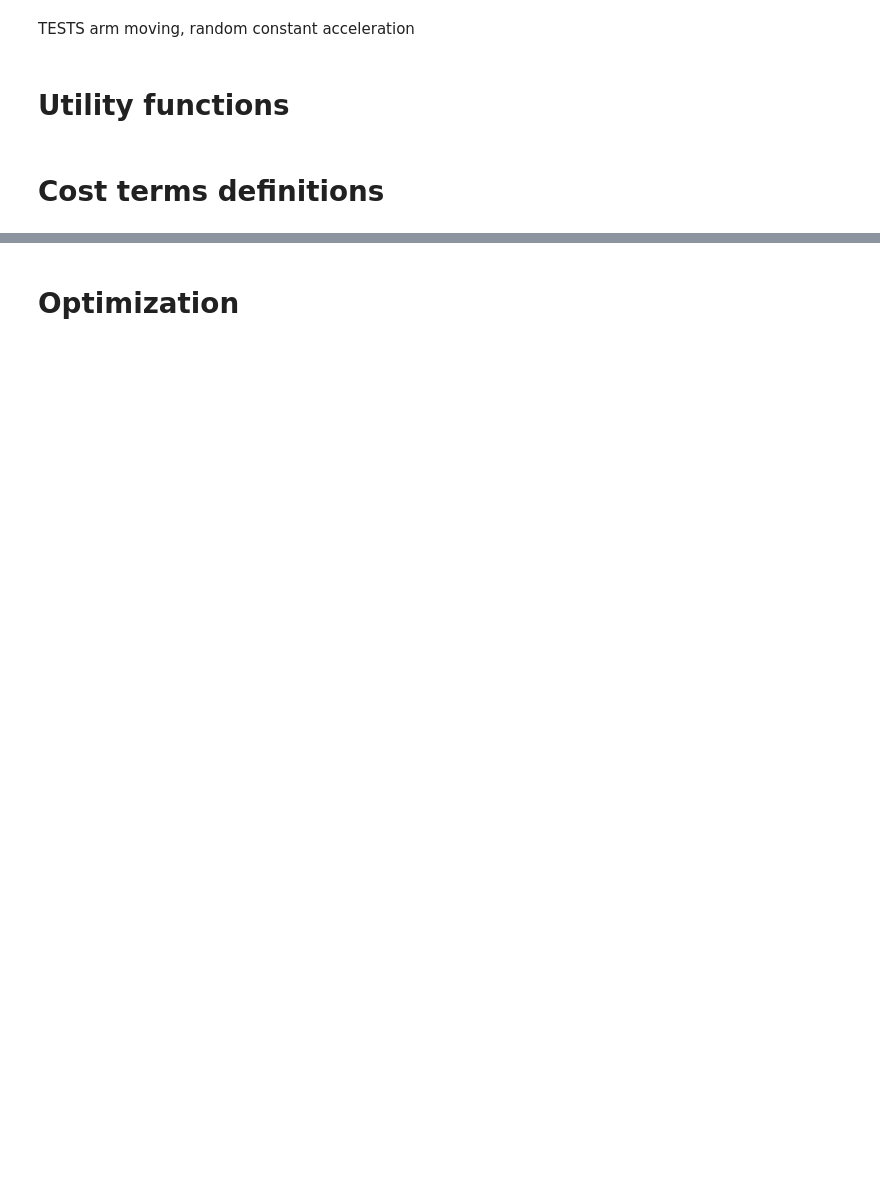
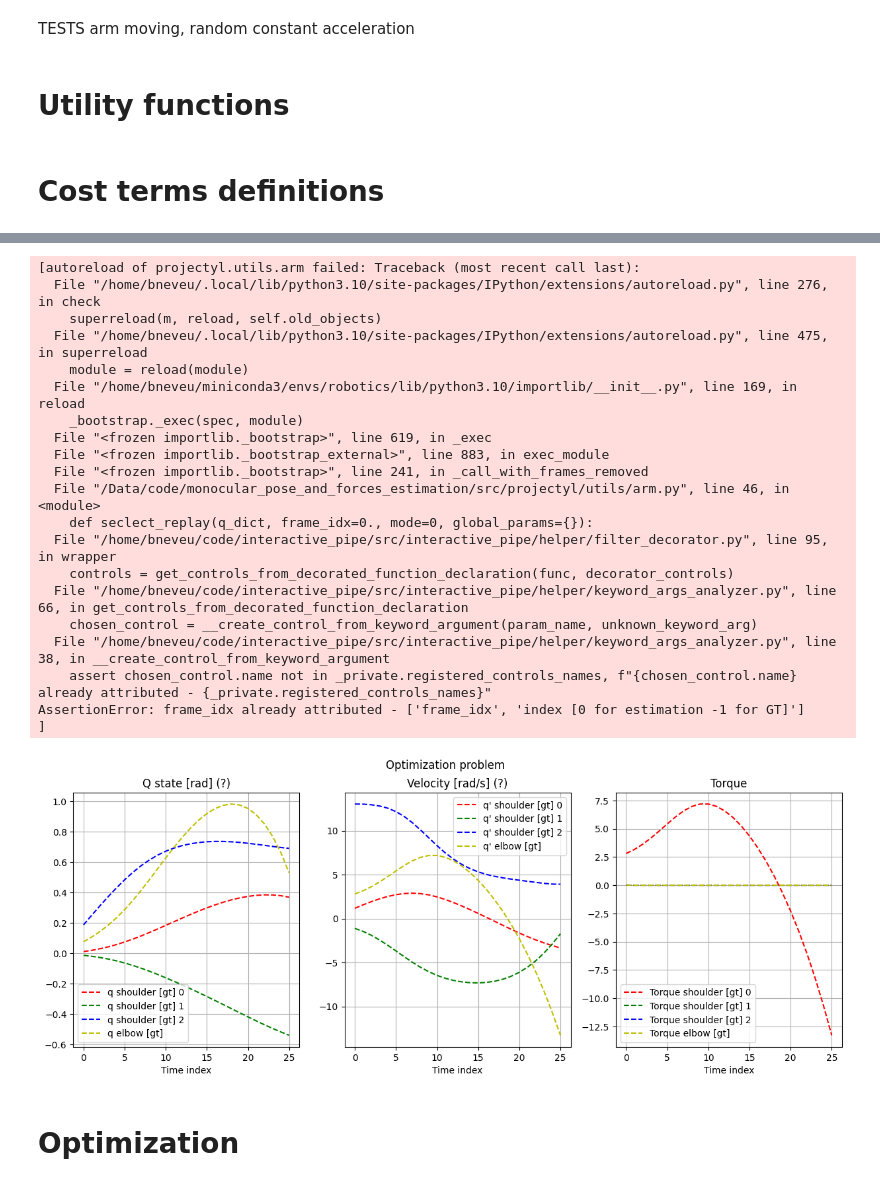
Before and after one commit to balthazarneveu/monocular_pose_and_forces_estimation, a Jupyter notebook: scripts/optimization_demo.ipynb, the cells around one changed output, grey strips where cells are left out. Cells and saved outputs as stored; diff of their text form; code cells hidden in the pictures; blank space fills up the shorter version.

Commit message:
plot groundtuth

```diff
--- a/scripts/optimization_demo.ipynb
+++ b/scripts/optimization_demo.ipynb
@@ -209,0 +203,6 @@ def objective(var, observed_p, T, debug=False) -> np.ndarray:
+# %%
+tq_gt = np.vstack(rec_ground_truth_q)[2:-2]
+tvq_gt = np.vstack(rec_ground_truth_vq)[2:-2]
+ttauq_gt = np.vstack(rec_ground_truth_tauq)[2:-2]
+# %%
+gt_tot = np.concatenate((tq_gt, tvq_gt, ttauq_gt), axis=1)
@@ -210,3 +220,27 @@ def objective(var, observed_p, T, debug=False) -> np.ndarray:
+# %%
+plot_optimization_curves([(gt_tot, "[gt]", "--"),])
+# %% [output]
+[autoreload of projectyl.utils.arm failed: Traceback (most recent call last):
+  File "/home/bneveu/.local/lib/python3.10/site-packages/IPython/extensions/autoreload.py", line 276, in check
+    superreload(m, reload, self.old_objects)
+  File "/home/bneveu/.local/lib/python3.10/site-packages/IPython/extensions/autoreload.py", line 475, in superreload
+    module = reload(module)
+  File "/home/bneveu/miniconda3/envs/robotics/lib/python3.10/importlib/__init__.py", line 169, in reload
+    _bootstrap._exec(spec, module)
+  File "<frozen importlib._bootstrap>", line 619, in _exec
+  File "<frozen importlib._bootstrap_external>", line 883, in exec_module
+  File "<frozen importlib._bootstrap>", line 241, in _call_with_frames_removed
+  File "/Data/code/monocular_pose_and_forces_estimation/src/projectyl/utils/arm.py", line 46, in <module>
+    def seclect_replay(q_dict, frame_idx=0., mode=0, global_params={}):
+  File "/home/bneveu/code/interactive_pipe/src/interactive_pipe/helper/filter_decorator.py", line 95, in wrapper
+    controls = get_controls_from_decorated_function_declaration(func, decorator_controls)
+  File "/home/bneveu/code/interactive_pipe/src/interactive_pipe/helper/keyword_args_analyzer.py", line 66, in get_controls_from_decorated_function_declaration
+    chosen_control = __create_control_from_keyword_argument(param_name, unknown_keyword_arg)
+  File "/home/bneveu/code/interactive_pipe/src/interactive_pipe/helper/keyword_args_analyzer.py", line 38, in __create_control_from_keyword_argument
+    assert chosen_control.name not in _private.registered_controls_names, f"{chosen_control.name} already attributed - {_private.registered_controls_names}"
+AssertionError: frame_idx already attributed - ['frame_idx', 'index [0 for estimation -1 for GT]']
+]
+[figure, added]
 # %% [markdown]
 # Optimization
 # %%
```
Also changed, not shown: parts of 6 cells of this notebook.
